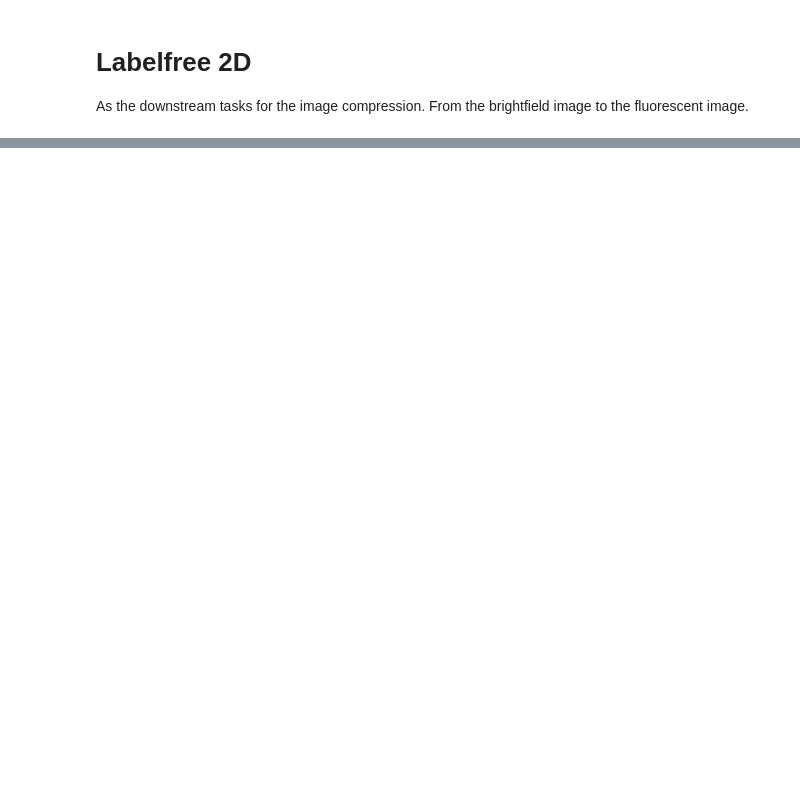
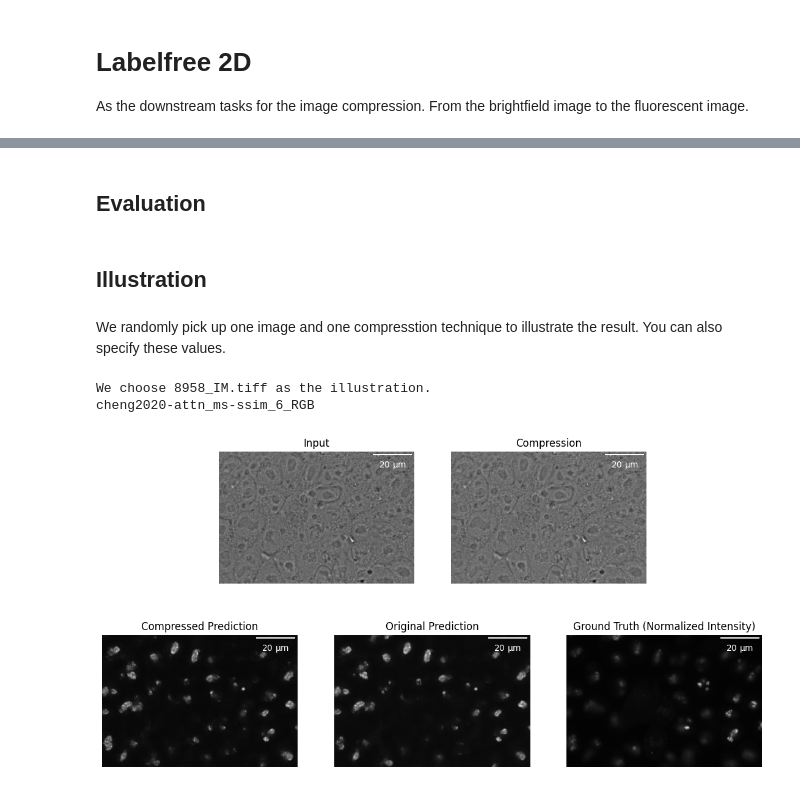
Before and after one commit to MMV-Lab/data-compression, a Jupyter notebook: paper/paper_exp/2d/labelfree/labelfree.ipynb, the cells around one changed output, grey strips where cells are left out. Drawn from its saved outputs; the diff is of its cells as text; code cells hidden in the pictures; blank space fills up the shorter version.

```diff
--- a/paper/paper_exp/2d/labelfree/labelfree.ipynb
+++ b/paper/paper_exp/2d/labelfree/labelfree.ipynb
@@ -64,0 +30,19 @@ for model in models:
+# %%
+# set parameters
+
+# which cell line to download: in the paper, we tested on four nuclear structures:
+# - fibrillarin (cline = "FBL")
+# - nucleophosmin (cline = "NPM1")
+# - lamin b1 (cline = "LMNB1")
+# - histon H2B (cline = "HIST1H2BJ")
+cline = "FBL"
+
+# set up path 3D
+parent_path_3d = Path("../../../../data/labelfree3D") / f"{cline}"
+train_path_3d = parent_path_3d / Path("train")
+holdout_path_3d = parent_path_3d / Path("holdout")
+
+# set up path 2D
+parent_path_2d = Path("../../../../data/labelfree2D") / f"{cline}"
+train_path_2d = parent_path_2d / Path("train")
+holdout_path_2d = parent_path_2d / Path("holdout")
@@ -64,0 +68,2 @@ for model in models:
+# %% [markdown]
+## Evaluation
@@ -64,0 +80,15 @@ for model in models:
+# %% [markdown]
+## Illustration
+# %% [markdown]
+We randomly pick up one image and one compresstion technique to illustrate the result. You can also specify these values.
+# %%
+compression_technique = random.choices(
+    [i.name for i in holdout_path_2d.iterdir() if i.is_dir() and i.name != "original"]
+)
+img_path = random.choice([i for i in holdout_path_2d.glob("*_IM.tiff")])
+# %%
+plot_data(img_path, compression_technique)
+# %% [output]
+We choose 8958_IM.tiff as the illustration.
+cheng2020-attn_ms-ssim_6_RGB
+[figure, added]
```
Also changed, not shown: parts of 14 cells of this notebook, 9 other files.
